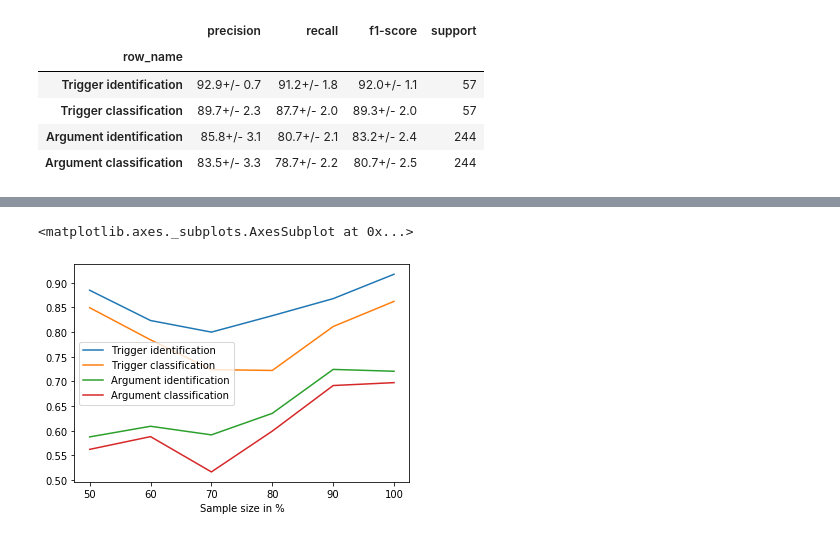
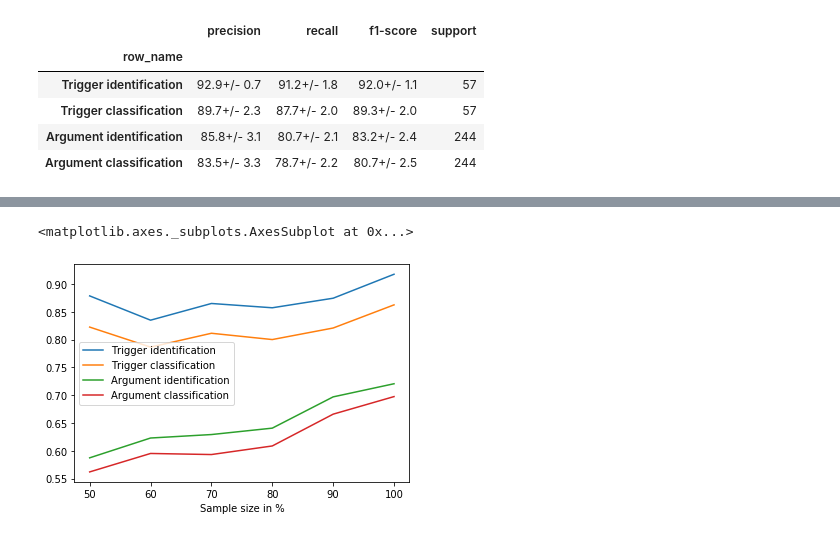
Before and after one commit to DFKI-NLP/eventx, a Jupyter notebook: analysis/notebooks/eventx_analysis.ipynb, the cells around one changed output, grey strips where cells are left out. Drawn from its saved outputs; the diff is of its cells as text; code cells hidden in the pictures.

Commit message:
Add exception handler for summize multiple runs and use summary of multiple sample runs to evaluate scalability of Snorkel

```diff
--- a/analysis/notebooks/eventx_analysis.ipynb
+++ b/analysis/notebooks/eventx_analysis.ipynb
@@ -387,7 +467,7 @@ def get_infos(metrics, metric_name, labels=None):
             tmp = {'Model': k}
         else:
             tmp = {'Sample size in %': labels[idx]}
-        tmp[metric_name] = v[metric_name]['f1-score']
+        tmp[metric_name] = np.median(v[metric_name]['f1-score'])
         table.append(tmp)
     if labels is None:
         return pd.DataFrame(table).set_index('Model')
@@ -395,11 +475,11 @@ def get_infos(metrics, metric_name, labels=None):
         return pd.DataFrame(table).set_index('Sample size in %')
 # %%
 sample_sizes = [percentage for percentage in range(50,101,10)]
-progression_table = get_infos(trigger_id_metrics, 'Trigger identification', labels=sample_sizes)
-progression_table = progression_table.merge(get_infos(trigger_class_metrics, 'Trigger classification', labels=sample_sizes), left_index=True, right_index=True)
-progression_table = progression_table.merge(get_infos(argument_id_metrics, 'Argument identification', labels=sample_sizes), left_index=True, right_index=True)
-progression_table = progression_table.merge(get_infos(argument_class_metrics, 'Argument classification', labels=sample_sizes), left_index=True, right_index=True)
+progression_table = get_infos(trigger_metrics, 'Trigger identification', labels=sample_sizes)
+progression_table = progression_table.merge(get_infos(trigger_metrics, 'Trigger classification', labels=sample_sizes), left_index=True, right_index=True)
+progression_table = progression_table.merge(get_infos(argument_metrics, 'Argument identification', labels=sample_sizes), left_index=True, right_index=True)
+progression_table = progression_table.merge(get_infos(argument_metrics, 'Argument classification', labels=sample_sizes), left_index=True, right_index=True)
 progression_table.plot()
 # %% [output]
 <matplotlib.axes._subplots.AxesSubplot at 0x...>
-[figure, old version]
+[figure, new version]
```
Also changed, not shown: parts of 12 cells of this notebook, 1 other file.
